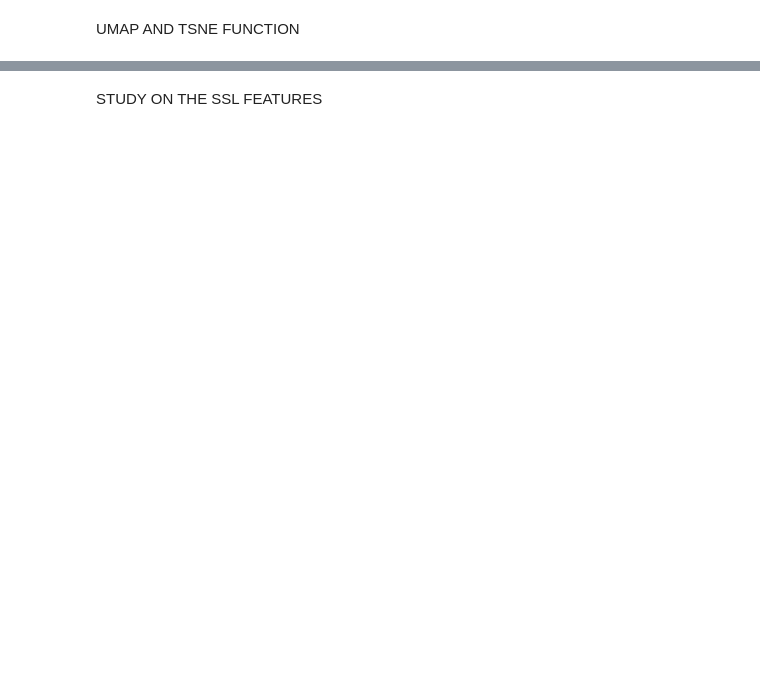
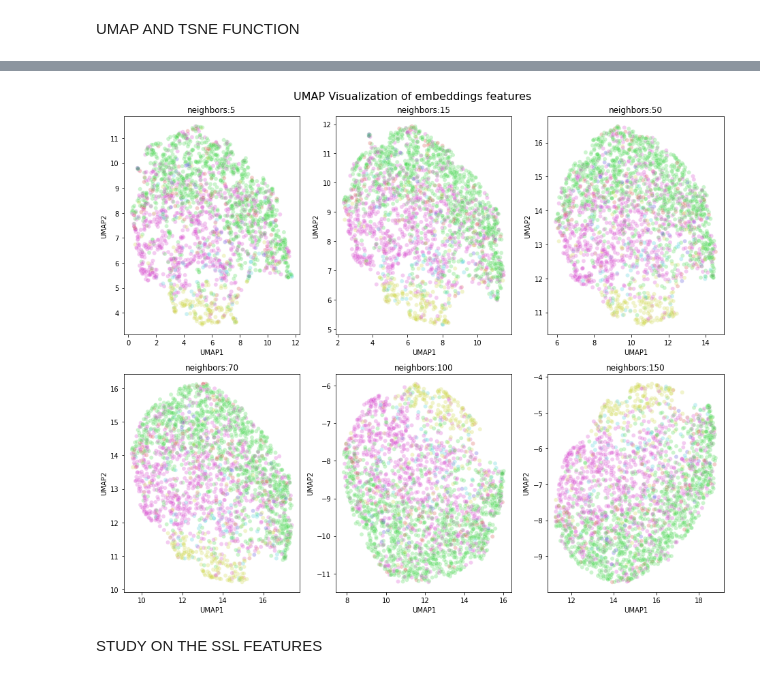
Before and after one commit to imenbenmhd/evolang_meerkats_calls_classification, a Jupyter notebook: scripts/Notebooks/plot_umap_tsne.ipynb, the cells around one changed output, grey strips where cells are left out. Drawn from its saved outputs; the diff is of its cells as text; code cells hidden in the pictures; blank space fills up the shorter version.

```diff
--- a/scripts/Notebooks/plot_umap_tsne.ipynb
+++ b/scripts/Notebooks/plot_umap_tsne.ipynb
@@ -165,3 +151,18 @@ for i in neighbors:
+# %%
+fig,axes=plt.subplots(2,3,figsize=(13,11))
+neighbors=[5,15,50,70,100,150]
+for i, ax in enumerate(axes.flat):
+    neighbors_=neighbors[i]
+    umap_apply_2Dplot(embeddings,labels, n_neighbors=neighbors_, outname=None, ax=ax)
+
+    ax.set_title("neighbors:{}".format(neighbors_))
+
+fig.suptitle("UMAP Visualization of embeddings features", fontsize=16)
+fig.tight_layout()
+plt.savefig("Umaplastlayer_isabel.png",facecolor="white")
+plt.show()
+# %% [output]
+[figure, added]
 # %% [markdown]
 STUDY ON THE SSL FEATURES
 # %%
```
Also changed, not shown: parts of 9 cells of this notebook, 42 other files.
